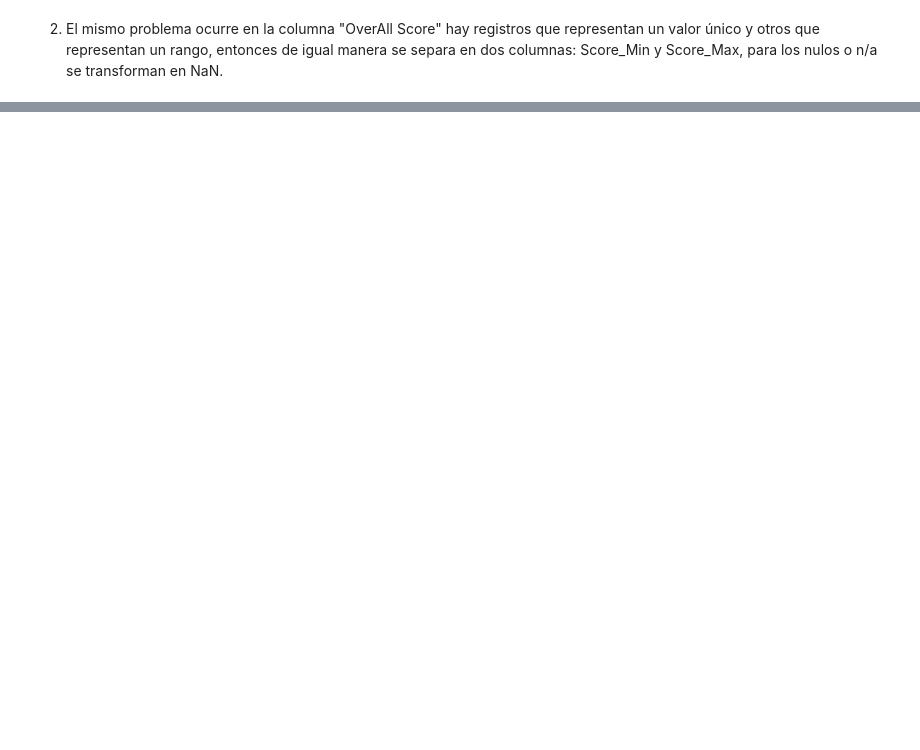
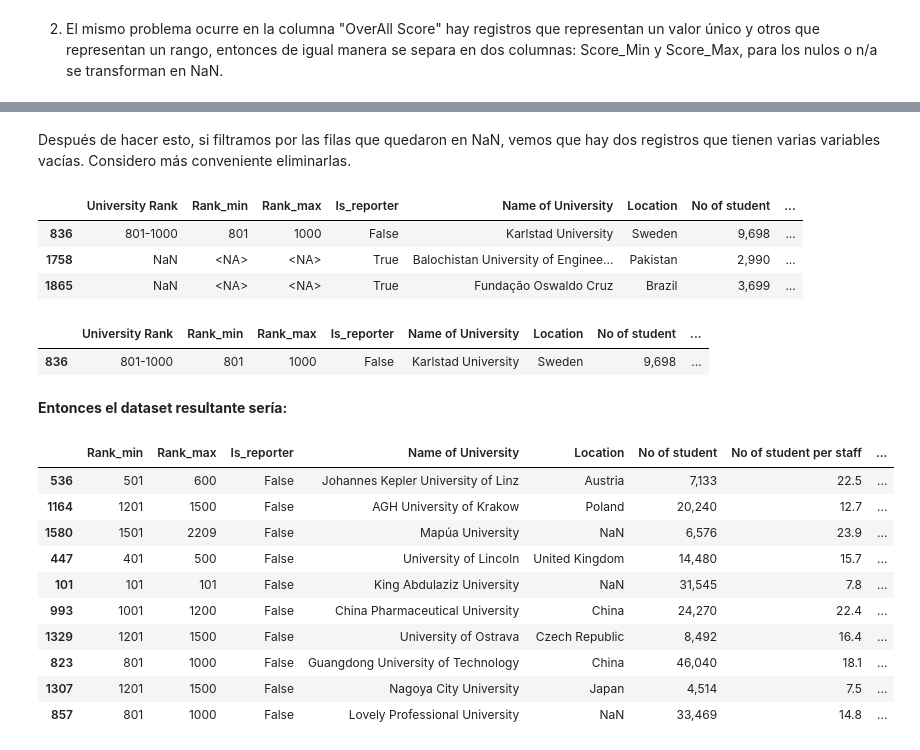
Before and after one commit to oscary31/DM_OscaryArocha, a Jupyter notebook: Asig1/asignacion1.ipynb, the cells around one changed output, grey strips where cells are left out. Drawn from its saved outputs; the diff is of its cells as text; code cells hidden in the pictures; blank space fills up the shorter version.

```diff
--- a/Asig1/asignacion1.ipynb
+++ b/Asig1/asignacion1.ipynb
@@ -194,14 +200,0 @@ df_new.head()
-# %%
-# Calcular cuántas filas tienen NaN en 'Name of University'
-total_nulos = df['Name of University'].isna().sum()
-print(f"Hay {total_nulos} filas con NaN en la columna 'Name of University'")
-
-# Eliminar filas donde 'Name of University' está vacío o es NaN
-df = df.dropna(subset=['Name of University'])
-
-# También eliminar filas con strings vacíos o solo espacios en blanco
-df = df[df['Name of University'].str.strip() != '']
-
-# Verificar cuántos registros quedaron
-print(f"Total de registros después de limpiar: {len(df)}")
-df.head()
@@ -221,0 +204,11 @@ Total de registros después de limpiar: 2233
+# %%
+# Renombrar la columna para mayor claridad
+df = df.rename(columns={'International Student': 'International Student (%)'})
+
+# Eliminar el símbolo de '%' y cualquier espacio en blanco
+df['International Student (%)'] = df['International Student (%)'].str.replace('%', '').str.strip()
+
+# Convertimos a numérico
+df['International Student (%)'] = pd.to_numeric(df['International Student (%)'], errors='coerce')
+
+df.sample(5)
@@ -221,0 +222,38 @@ Total de registros después de limpiar: 2233
+# %% [markdown]
+Después de hacer esto, si filtramos por las filas que quedaron en NaN, vemos
+que hay dos registros que tienen varias variables vacías. Considero más
+conveniente eliminarlas.
+# %%
+df[df['International Student (%)'].isna()]
+# %% [output]
+|  | University Rank | Rank_min | Rank_max | Is_reporter | Name of University | Location | No of student | ... |
+| 836 | 801-1000 | 801 | 1000 | False | Karlstad University | Sweden | 9,698 | ... |
+| 1758 | NaN | <NA> | <NA> | True | Balochistan University of Enginee... | Pakistan | 2,990 | ... |
+| 1865 | NaN | <NA> | <NA> | True | Fundação Oswaldo Cruz | Brazil | 3,699 | ... |
+# %%
+# Eliminar filas donde todas las columnas especificadas son NaN
+df.dropna(subset=['International Student (%)', 'OverAll Score', 'Teaching Score', 'Research Score'], how='all' ,inplace=True)
+
+# Verificar que se eliminaron las filas correctas
+df[df['International Student (%)'].isna()]
+# %% [output]
+|  | University Rank | Rank_min | Rank_max | Is_reporter | Name of University | Location | No of student | ... |
+| 836 | 801-1000 | 801 | 1000 | False | Karlstad University | Sweden | 9,698 | ... |
+# %% [markdown]
+**Entonces el dataset resultante sería:**
+# %%
+df.drop(columns=['University Rank', 'Female:Male Ratio', 'OverAll Score'], inplace=True)
+
+df.sample(10)
+# %% [output]
+|  | Rank_min | Rank_max | Is_reporter | Name of University | Location | No of student | No of student per staff | ... |
+| 536 | 501 | 600 | False | Johannes Kepler University of Linz | Austria | 7,133 | 22.5 | ... |
+| 1164 | 1201 | 1500 | False | AGH University of Krakow | Poland | 20,240 | 12.7 | ... |
+| 1580 | 1501 | 2209 | False | Mapúa University | NaN | 6,576 | 23.9 | ... |
+| 447 | 401 | 500 | False | University of Lincoln | United Kingdom | 14,480 | 15.7 | ... |
+| 101 | 101 | 101 | False | King Abdulaziz University | NaN | 31,545 | 7.8 | ... |
+| 993 | 1001 | 1200 | False | China Pharmaceutical University | China | 24,270 | 22.4 | ... |
+| 1329 | 1201 | 1500 | False | University of Ostrava | Czech Republic | 8,492 | 16.4 | ... |
+| 823 | 801 | 1000 | False | Guangdong University of Technology | China | 46,040 | 18.1 | ... |
+| 1307 | 1201 | 1500 | False | Nagoya City University | Japan | 4,514 | 7.5 | ... |
+| 857 | 801 | 1000 | False | Lovely Professional University | NaN | 33,469 | 14.8 | ... |
```
Also changed, not shown: parts of 13 cells of this notebook.
